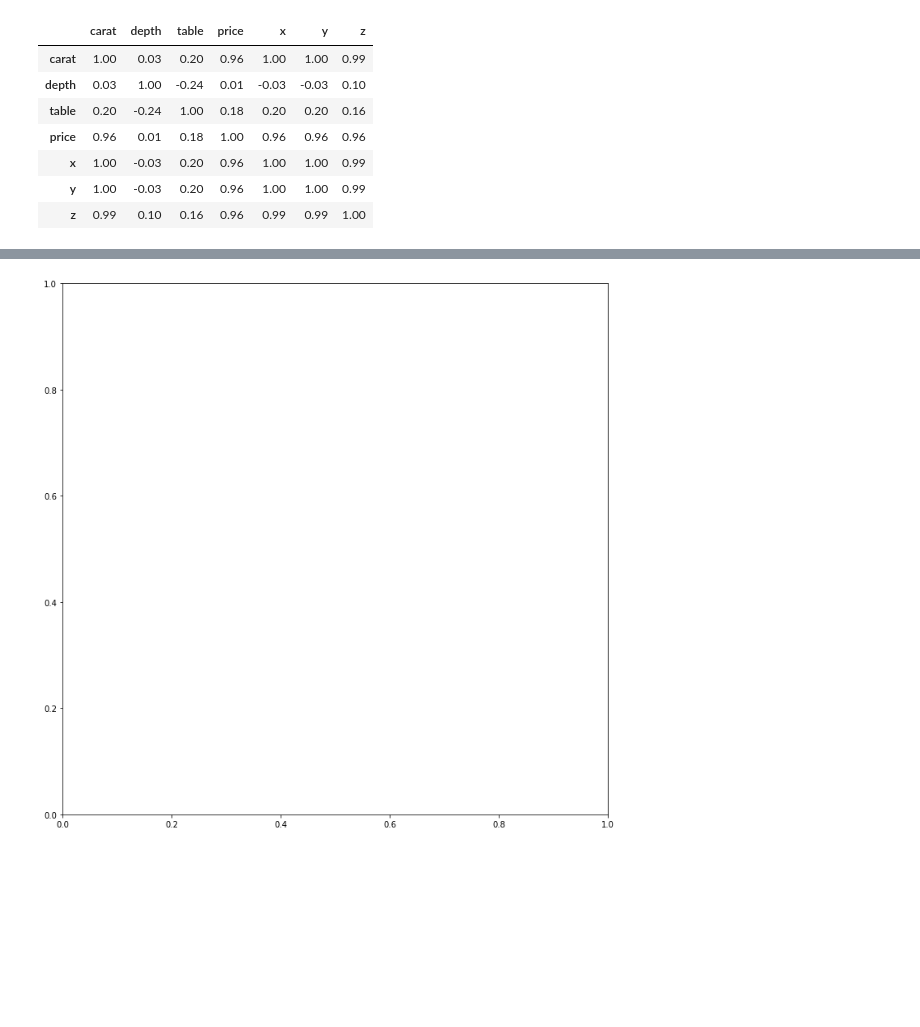
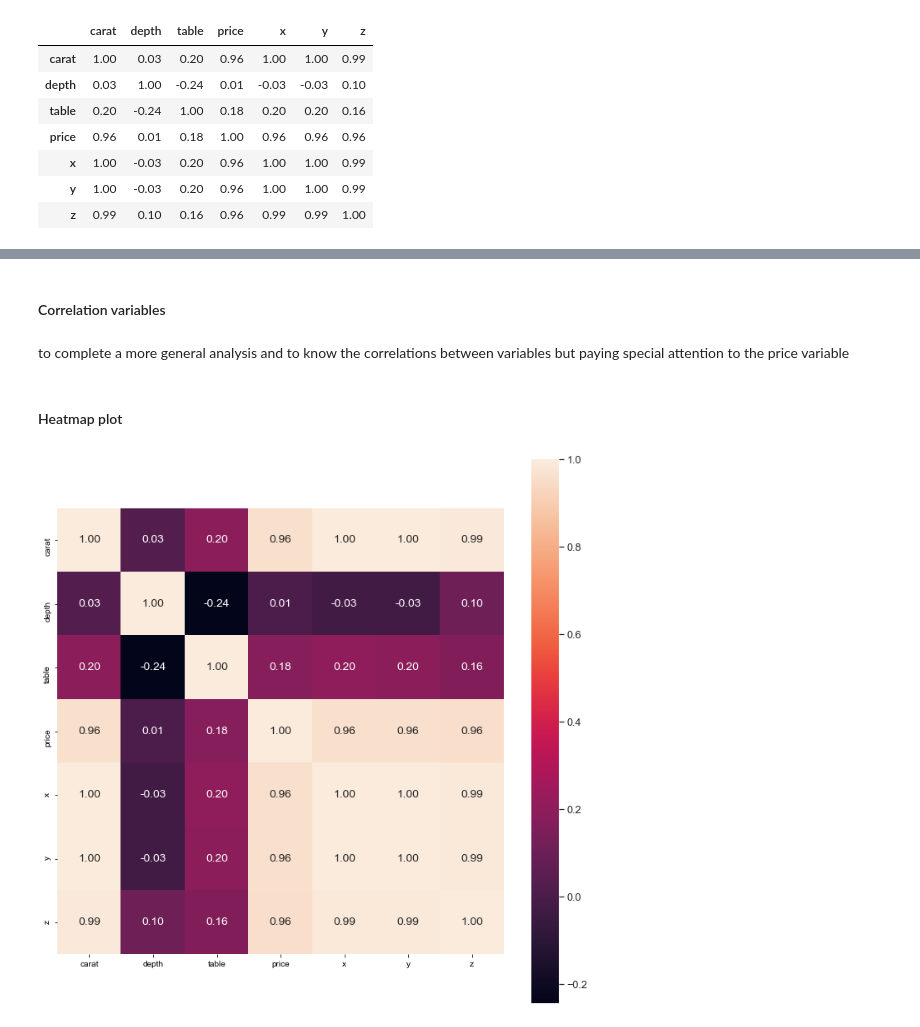
Before and after one commit to ChristianJavierMelo/EDA-visualization-with-Tableau, a Jupyter notebook: notebooks/test.ipynb, the cells around one changed output, grey strips where cells are left out. Saved outputs shown, nothing was run; the diff lists cells and outputs as text; code cells hidden in the pictures; blank space fills up the shorter version.

Commit message:
more test to check the final analysis

```diff
--- a/notebooks/test.ipynb
+++ b/notebooks/test.ipynb
@@ -602,5 +744,19 @@ import seaborn as sns
+# %% [markdown]
+#### Correlation variables
+# %% [markdown]
+to complete a more general analysis and to know the correlations between variables but paying special attention to the price variable
+# %% [markdown]
+#### Heatmap plot
 # %%
 fig = plt.figure(figsize=(12,12))
-ax = fig.add_subplot(1,1,1)
+ax = fig.add_subplot(1, 1, 1)
+
+sns.set(font_scale = 1.15)
+sns.heatmap(diamonds.corr(method='spearman'),
+            cbar=True,
+            annot=True,
+            square=True,
+            fmt='.2f',
+            ax=ax);
 # %% [output]
-[figure, old version]
+[figure, new version]
```
Also changed, not shown: parts of 58 cells of this notebook.
